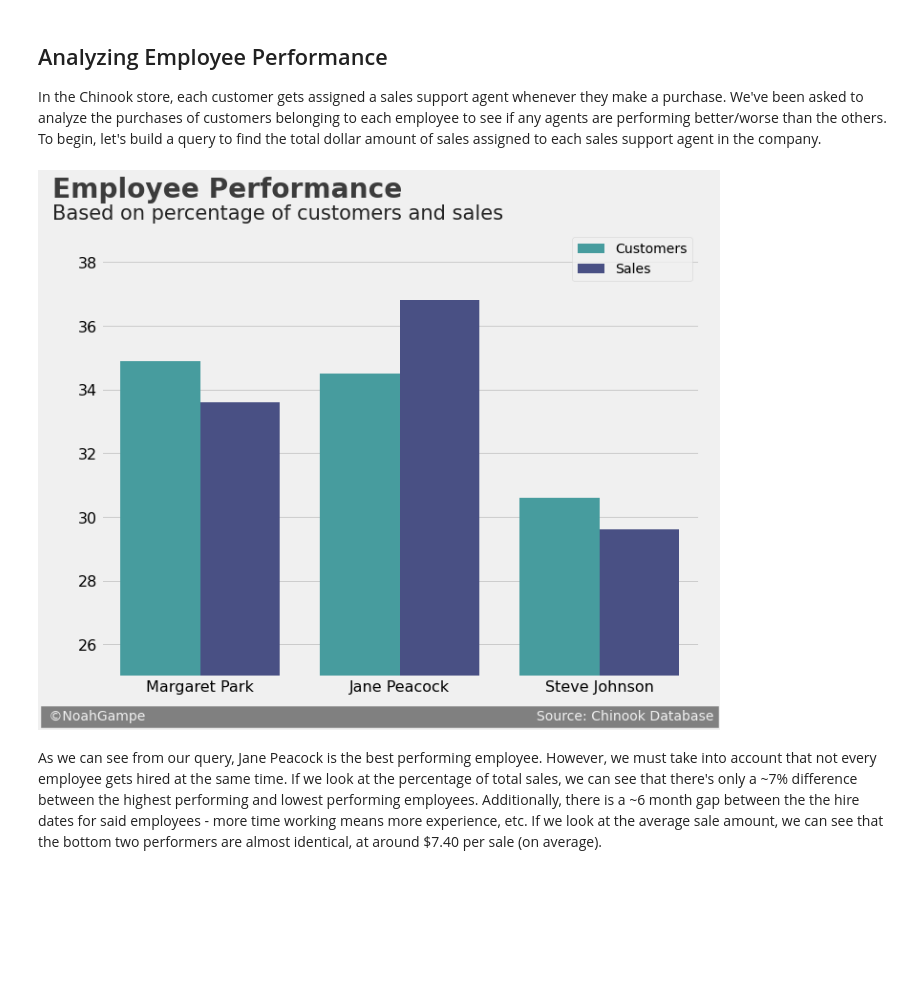
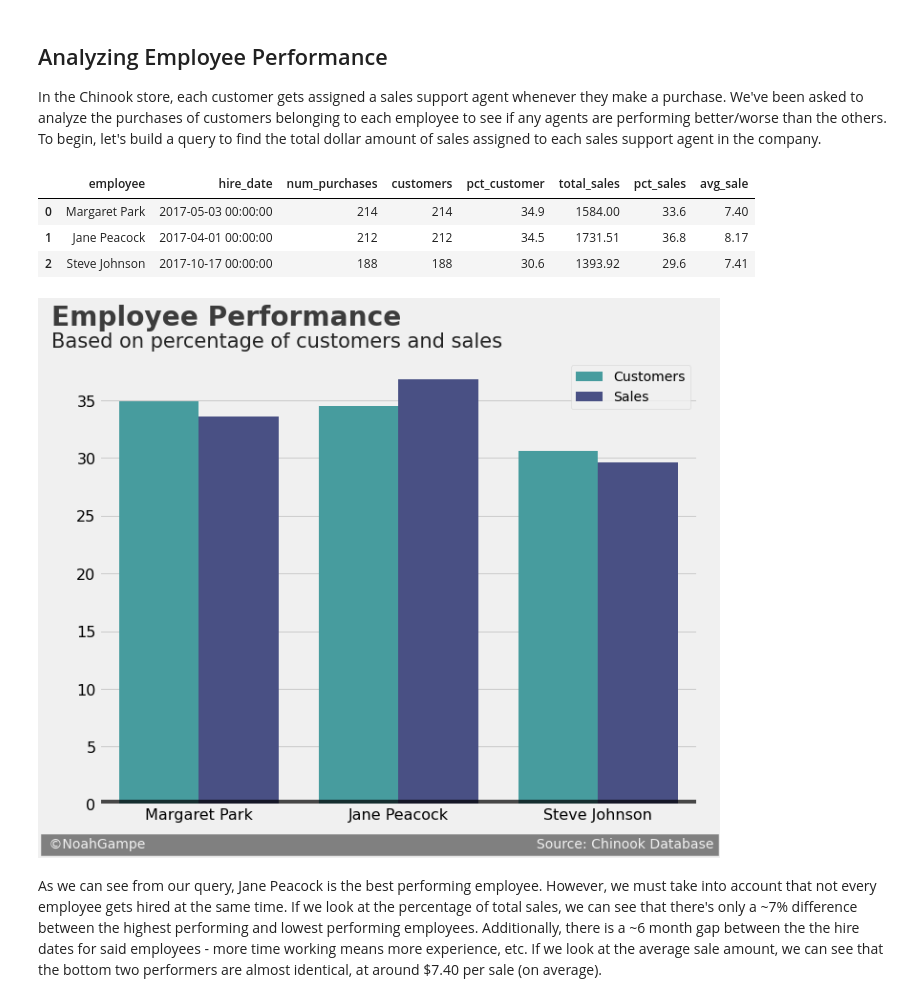
Before and after one commit to noah-kg/sql-business-analysis, a Jupyter notebook: Using SQL for Business Analysis.ipynb, the cells around one changed output. Drawn from its saved outputs; the diff is of its cells as text; code cells hidden in the pictures; blank space fills up the shorter version.

Commit message:
created visualizations for all major queries, added minor comments and explanations

```diff
--- a/Using SQL for Business Analysis.ipynb
+++ b/Using SQL for Business Analysis.ipynb
@@ -190,18 +191,29 @@ FROM csrep_sales css
 """
 employee_df = pd.read_sql_query(query, conn)
 
-def plot_employee(df, title, sub, orient='v'):
+def plot_pct(df, col1, title, sub, orient='v', rot=0):
     #figure setup
     fig = plt.figure(figsize=(10,8))
 
     #plot
-    ax = sns.barplot(data=df, x='employee', y='value', hue='pct',
-                     orient=orient, palette='mako_r')
+    if orient == 'h':
+        ax = sns.barplot(data=df, x='value', y=col1, hue='pct',
+                         orient=orient, palette='mako_r')
+        ax.axvline(x=0, color='black', linewidth=10, alpha=.7)
+        offset = -0.13
+        sig_offset = -0.13
+        sig_length = 110
+    else:
+        ax = sns.barplot(data=df, x=col1, y='value', hue='pct',
+                         orient=orient, palette='mako_r')
+        ax.axhline(y=0, color='black', linewidth=10, alpha=.7)
+        offset = 0.01
+        sig_offset = 0
+        sig_length = 90
 
     #lines, limits, and labels
-    ax.axhline(y=0, color='black', linewidth=10, alpha=.7)
     ax.tick_params(axis='both', labelsize=16)
-    ax.set_ylim(25, 39)
+    ax.tick_params(axis='x', rotation=rot)
     ax.yaxis.label.set_visible(False)
     ax.xaxis.label.set_visible(False)
     labels = ['Customers', 'Sales']
@@ -209,12 +221,12 @@ def plot_employee(df, title, sub, orient='v'):
     ax.legend(handles=h, labels=labels)
 
     #title & subtitle
-    ax.text(x=0.01, y=0.94, s=title, fontsize=28, weight='bold', alpha=.75, transform=fig.transFigure)
-    ax.text(x=0.01, y=0.9, s=sub, fontsize=21, alpha=.85, transform=fig.transFigure)
+    ax.text(x=offset, y=0.94, s=title, fontsize=28, weight='bold', alpha=.75, transform=fig.transFigure)
+    ax.text(x=offset, y=0.9, s=sub, fontsize=21, alpha=.85, transform=fig.transFigure)
 
     #signature bar
-    ax.text(x=-0.001, y=-0.01,
-            s=' ©NoahGampe' + ' '*90 + ' Source: Chinook Database',
+    ax.text(x=((offset/10)+sig_offset), y=-0.01,
+            s=' ©NoahGampe' + ' '*sig_length + ' Source: Chinook Database',
             fontsize=14, color='#f0f0f0', backgroundcolor='grey', transform=fig.transFigure)
 
     plt.show()
@@ -222,12 +234,17 @@ def plot_employee(df, title, sub, orient='v'):
 employee_melted = pd.melt(employee_df, id_vars='employee',
                           value_vars=['pct_customer', 'pct_sales'], var_name='pct')
 employee_df
+# %% [output]
+|  | employee | hire_date | num_purchases | customers | pct_customer | total_sales | pct_sales | avg_sale |
+| 0 | Margaret Park | 2017-05-03 00:00:00 | 214 | 214 | 34.9 | 1584.00 | 33.6 | 7.40 |
+| 1 | Jane Peacock | 2017-04-01 00:00:00 | 212 | 212 | 34.5 | 1731.51 | 36.8 | 8.17 |
+| 2 | Steve Johnson | 2017-10-17 00:00:00 | 188 | 188 | 30.6 | 1393.92 | 29.6 | 7.41 |
 # %%
 title = 'Employee Performance'
 sub = 'Based on percentage of customers and sales'
-plot_employee(employee_melted, title, sub)
+plot_pct(employee_melted, 'employee', title, sub)
 # %% [output]
-[figure, old version]
+[figure, new version]
 # %% [markdown]
 As we can see from our query, Jane Peacock is the best performing employee. However, we must take into account that not every employee gets hired at the same time. If we look at the percentage of total sales, we can see that there's only a ~7% difference between the highest performing and lowest performing employees. Additionally, there is a ~6 month gap between the the hire dates for said employees - more time working means more experience, etc. If we look at the average sale amount, we can see that the bottom two performers are almost identical, at around $7.40 per sale (on average).
 # %% [markdown]
```
Also changed, not shown: parts of 23 cells of this notebook.
